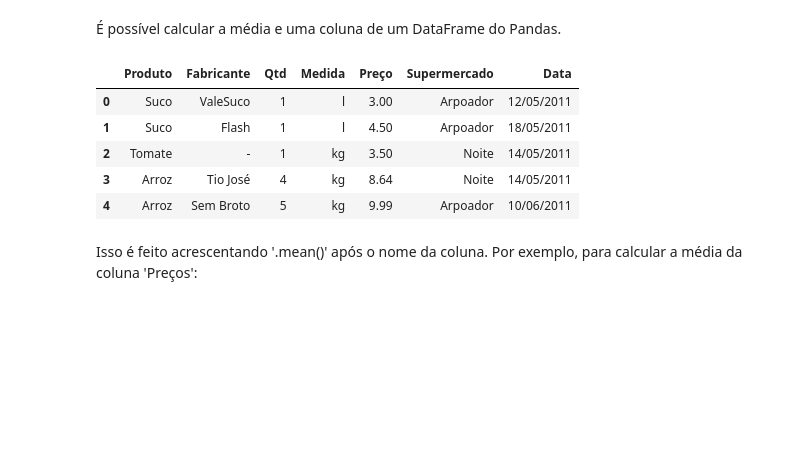
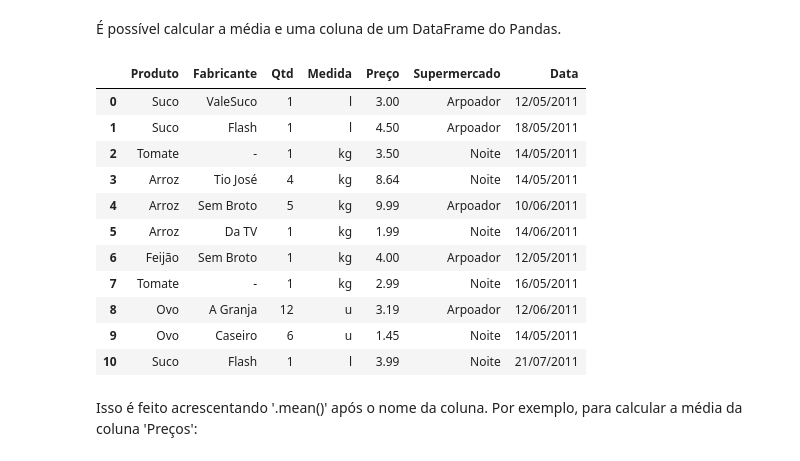
Before and after one commit to sofialora/BasesComputacionais, a Jupyter notebook: aula7/Estatistica.ipynb, the cells around one changed output. Saved outputs shown, nothing was run; the diff lists cells and outputs as text; code cells hidden in the pictures; blank space fills up the shorter version.

```diff
--- a/aula7/Estatistica.ipynb
+++ b/aula7/Estatistica.ipynb
@@ -75,15 +75,21 @@ print(mediaX)
 # %%
 import pandas as pd
 
-compras = pd.read_csv('../dados/compras.csv')
-compras.head()
+compras = pd.read_csv('https://raw.githubusercontent.com/BMClab/BasesComputacionais/master/dados/compras.csv')
+compras
 # %% [output]
 |  | Produto | Fabricante | Qtd | Medida | Preço | Supermercado | Data |
 | 0 | Suco | ValeSuco | 1 | l | 3.00 | Arpoador | 12/05/2011 |
 | 1 | Suco | Flash | 1 | l | 4.50 | Arpoador | 18/05/2011 |
 | 2 | Tomate | - | 1 | kg | 3.50 | Noite | 14/05/2011 |
 | 3 | Arroz | Tio José | 4 | kg | 8.64 | Noite | 14/05/2011 |
 | 4 | Arroz | Sem Broto | 5 | kg | 9.99 | Arpoador | 10/06/2011 |
+| 5 | Arroz | Da TV | 1 | kg | 1.99 | Noite | 14/06/2011 |
+| 6 | Feijão | Sem Broto | 1 | kg | 4.00 | Arpoador | 12/05/2011 |
+| 7 | Tomate | - | 1 | kg | 2.99 | Noite | 16/05/2011 |
+| 8 | Ovo | A Granja | 12 | u | 3.19 | Arpoador | 12/06/2011 |
+| 9 | Ovo | Caseiro | 6 | u | 1.45 | Noite | 14/05/2011 |
+| 10 | Suco | Flash | 1 | l | 3.99 | Noite | 21/07/2011 |
 # %% [markdown]
 Isso é feito acrescentando '.mean()' após o nome da coluna. Por exemplo, para calcular a média da coluna 'Preços':
 # %%
```
Also changed, not shown: parts of 13 cells of this notebook.
